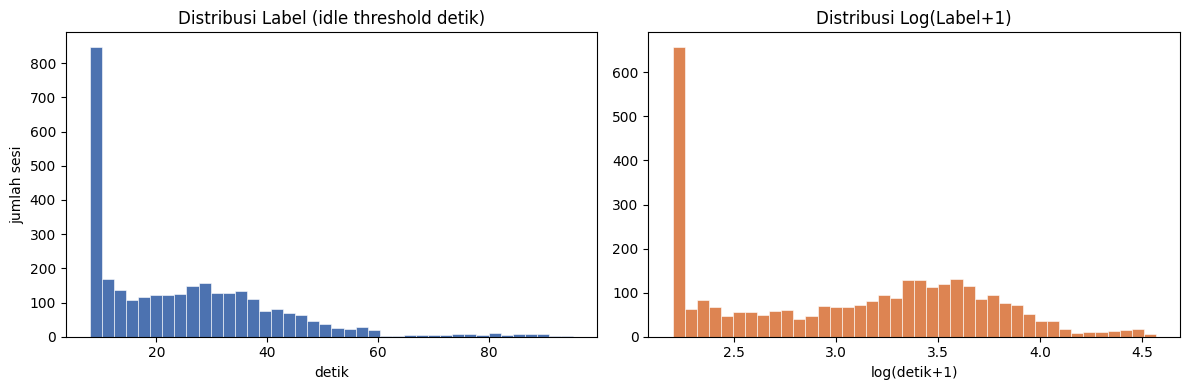
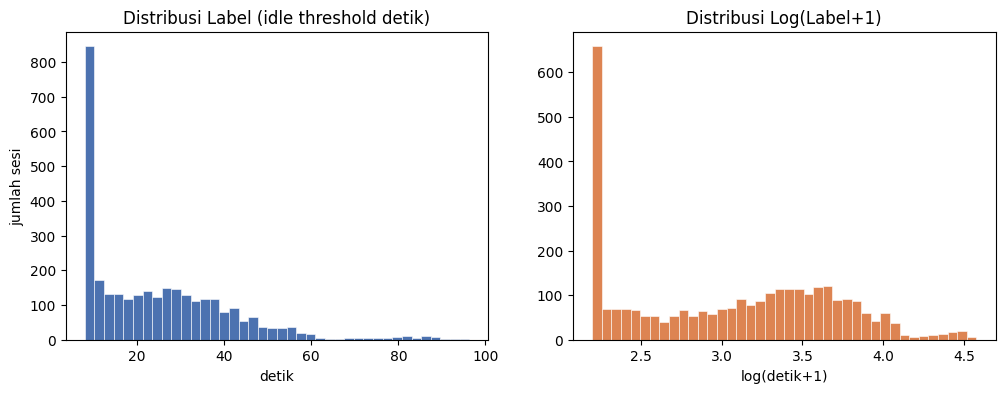
Code edit (unified diff) that turned the first committed figure into the second:
--- before
+++ after
@@ -1,46 +1,39 @@
+# Membangun matriks fitur 15 kolom dan vektor label dari list sesi, dengan variasi rem_pct per sampel.
 def build_features_labels(sessions):
-    """
-    Bangun matrix fitur X (15 kolom) dan vektor label y.
-    Kompatibel dengan kode utama: 9 fitur original tetap ada di posisi 0-8.
-    6 fitur tambahan ditambahkan di posisi 9-14.
-    """
     X, y, meta = [], [], []
 
     for s in sessions:
-        moves    = max(s.get("moves", 1), 1)
-        total_t  = float(s.get("total_time", 0) or 0)
-        tpc      = float(s.get("time_per_cell", total_t / moves))
-        er       = s.get("errors", 0)     / moves
-        hr       = s.get("hints_used", 0) / moves
-        cr       = 1.0 if s.get("completed", False) else 0.0
+        moves     = max(s.get("moves", 1), 1)
+        total_t   = float(s.get("total_time", 0) or 0)
+        tpc       = float(s.get("time_per_cell", total_t / moves))
+        er        = s.get("errors", 0)     / moves
+        hr        = s.get("hints_used", 0) / moves
+        cr        = 1.0 if s.get("completed", False) else 0.0
         total_err = max(s.get("errors", 0), 1)
-        nmr      = s.get("near_miss", 0)  / total_err
-        gur      = s.get("guessing", 0)   / total_err
-        grid_n   = int(s.get("grid_size", 3)) ** 2
-        diff_int = {"Easy": 0, "Normal": 1, "Hard": 2}.get(
+        nmr       = s.get("near_miss", 0)  / total_err
+        gur       = s.get("guessing", 0)   / total_err
+        grid_n    = int(s.get("grid_size", 3)) ** 2
+        diff_int  = {"Easy": 0, "Normal": 1, "Hard": 2}.get(
             s.get("difficulty", "Normal"), 1)
 
-        # Label (identik dengan kode utama)
+        rem_pct     = float(np.random.uniform(0.05, 0.95))
         inter_move  = total_t / moves
         patience    = 1.5 + diff_int * 0.4 + (grid_n / 81) * 0.6
         hint_factor = max(0.5, 1.0 - hr * 0.6)
-        raw_label   = inter_move * patience * hint_factor
+        rem_adj     = 0.8 + rem_pct * 0.4
+        raw_label   = inter_move * patience * hint_factor * rem_adj
 
-        # Log-smoothing: tarik outlier ekstrem ke arah median secara lembut
-        # tanpa mengubah nilai di rentang [8, 60] (rentang paling umum)
         if raw_label > 60:
             raw_label = 60 + np.log1p(raw_label - 60) * 10
         label = max(8.0, min(120.0, raw_label))
 
-        # Fitur original (0-8)
-        orig = [tpc, er, hr, cr, nmr, gur, float(grid_n), float(diff_int), 0.5]
+        orig = [tpc, er, hr, cr, nmr, gur, float(grid_n), float(diff_int), rem_pct]
 
-        # Fitur tambahan (9-14)
-        log_tpc       = np.log1p(tpc)                       # log transform tpc
-        err_x_hint    = er * hr                             # interaksi error & hint
-        diff_x_grid   = diff_int * (grid_n / 81.0)         # kesulitan × ukuran grid
-        hint_pressure = hr / (cr + 0.01)                   # tekanan hint relatif
-        move_density  = moves / grid_n                      # densitas aktivitas
-        patience_proxy = (1.0 - er) * cr                   # indeks kesabaran alami
+        log_tpc        = np.log1p(tpc)
+        err_x_hint     = er * hr
+        diff_x_grid    = diff_int * (grid_n / 81.0)
+        hint_pressure  = hr / (cr + 0.01)
+        move_density   = moves / grid_n
+        patience_proxy = (1.0 - er) * cr
 
         extra = [log_tpc, err_x_hint, diff_x_grid,
@@ -53,10 +46,7 @@
     return np.array(X, dtype=float), np.array(y, dtype=float), meta
 
-# Nama kolom fitur (untuk interpretasi)
 FEATURE_NAMES = [
-    # Original (0-8)
     "avg_tpc", "error_rate", "hint_rate", "completion_rate",
     "near_miss_rate", "guessing_rate", "grid_n", "diff_int", "remaining_pct",
-    # Engineered (9-14)
     "log_tpc", "err_x_hint", "diff_x_grid",
     "hint_pressure", "move_density", "patience_proxy",
@@ -68,12 +58,11 @@
 print(f"Label stats : min={y.min():.1f}  median={np.median(y):.1f}  max={y.max():.1f}  std={y.std():.1f}")
 
-# Distribusi label
 fig, axes = plt.subplots(1, 2, figsize=(12, 4))
 axes[0].hist(y, bins=40, color="#4C72B0", edgecolor="white", linewidth=0.4)
 axes[0].set_title("Distribusi Label (idle threshold detik)")
-axes[0].set_xlabel("detik"); axes[0].set_ylabel("jumlah sesi")
+axes[0].set_xlabel("detik")
+axes[0].set_ylabel("jumlah sesi")
 axes[1].hist(np.log1p(y), bins=40, color="#DD8452", edgecolor="white", linewidth=0.4)
 axes[1].set_title("Distribusi Log(Label+1)")
 axes[1].set_xlabel("log(detik+1)")
-plt.tight_layout()
 plt.show()

Commit: Update